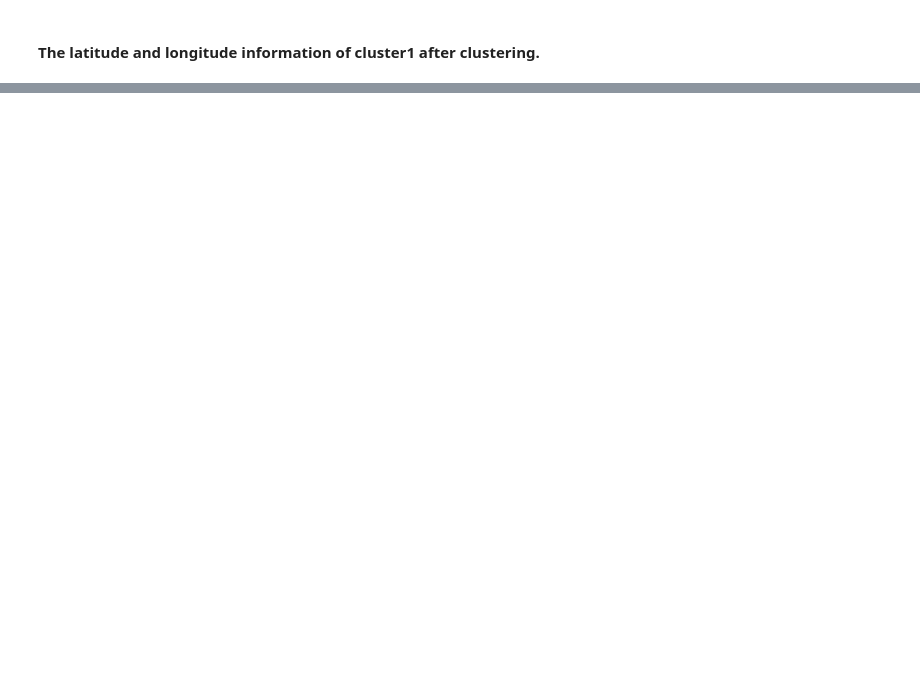
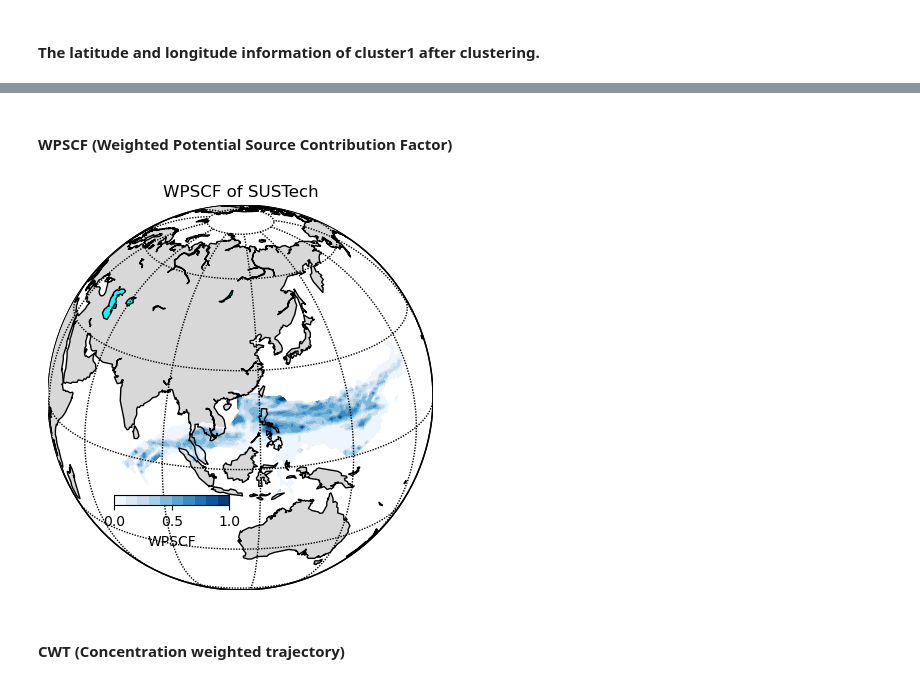
Before and after one commit to Gong001/flash_drought, a Jupyter notebook: hysplit_sustech.ipynb, the cells around one changed output, grey strips where cells are left out. Cells and saved outputs as stored; diff of their text form; code cells hidden in the pictures; blank space fills up the shorter version.

```diff
--- a/hysplit_sustech.ipynb
+++ b/hysplit_sustech.ipynb
@@ -263,0 +271,2 @@ from pyPSCF import pyPSCF
+# %%
+traj_loc_sp = np.concatenate((trajectory_array_reshaped, traj_sp_reshaped), axis=2)
@@ -263,0 +298,50 @@ from pyPSCF import pyPSCF
+# %%
+pscf_sustech = domain_m/domain_n
+# %% [markdown]
+#### WPSCF (Weighted Potential Source Contribution Factor)
+# %%
+import numpy as np
+
+condition_1 = domain_n > 80
+condition_2 = (20 < domain_n) & (domain_n <= 80)
+condition_3 = (10 < domain_n) & (domain_n <= 20)
+condition_4 = domain_n <= 10
+
+pscf_sustech[condition_1] *= 1.0
+pscf_sustech[condition_2] *= 0.7
+pscf_sustech[condition_3] *= 0.42
+pscf_sustech[condition_4] *= 0.05
+# %%
+wpscf_sustech = xr.DataArray(pscf_sustech, coords=[lat_largescale,lon_largescale], dims=['lat','lon'])
+# %%
+# Generate some sample data for demonstration
+lons, lats = np.meshgrid(wpscf_sustech.lon.values, wpscf_sustech.lat.values)
+data = wpscf_sustech.values
+
+# Plotting contourf
+fig, ax = plt.subplots(figsize=(5, 5), dpi=100)
+
+map = Basemap(projection='ortho', lat_0=22, lon_0=114, resolution='c', ax=ax)
+map.drawcoastlines(linewidth=1)
+map.fillcontinents(color='#d8d8d8', lake_color='aqua')
+map.drawmapboundary(fill_color='#FFFFFF')
+map.drawmeridians(np.arange(0, 360, 30))
+map.drawparallels(np.arange(-90, 90, 30))
+plt.title('WPSCF of SUSTech')
+
+# Contour plot
+contour_plot = map.contourf(lons, lats, data, cmap='Blues',latlon=True,levels=np.linspace(0,1,11))
+
+# Add colorbar
+cax = fig.add_axes([0.26, 0.28, 0.23, 0.02])
+cbar = plt.colorbar(contour_plot, cax=cax, orientation='horizontal', extend='max')
+cbar.set_label('WPSCF')
+cbar.set_ticks([0,0.5,1.0])
+
+
+# Show the plot
+plt.show()
+# %% [output]
+[figure, added]
+# %% [markdown]
+#### CWT (Concentration weighted trajectory)
```
Also changed, not shown: parts of 11 cells of this notebook.
